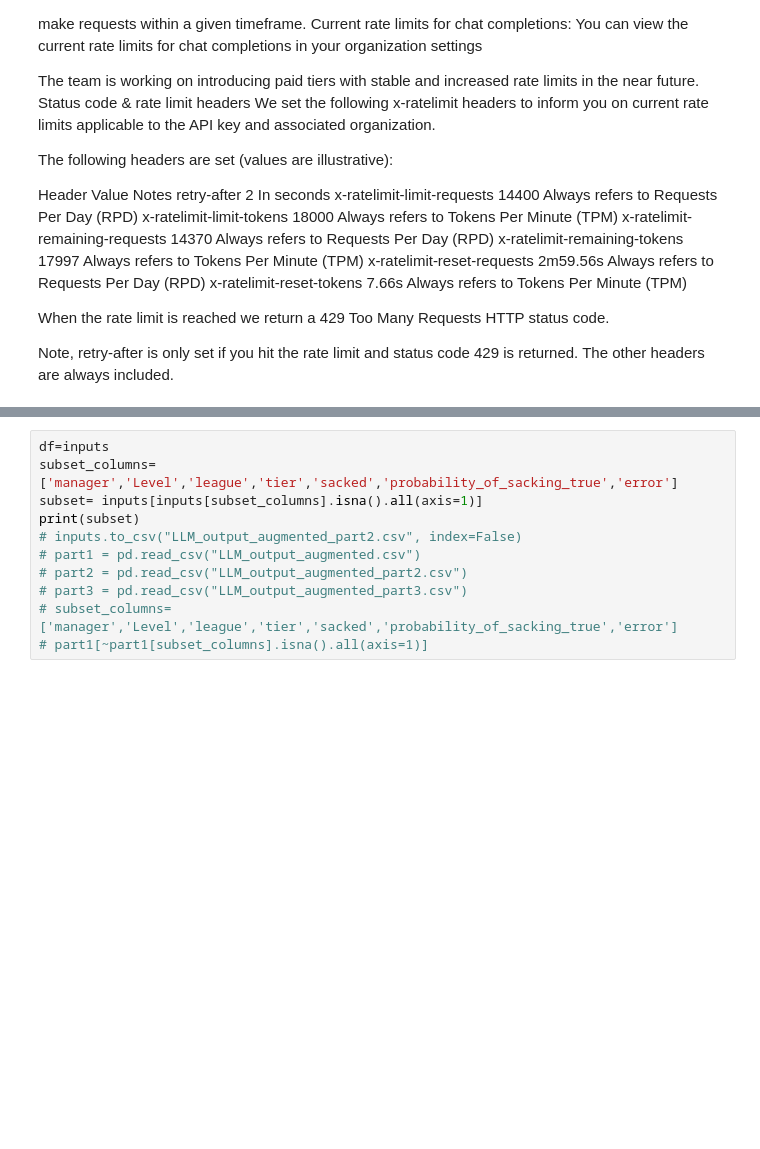
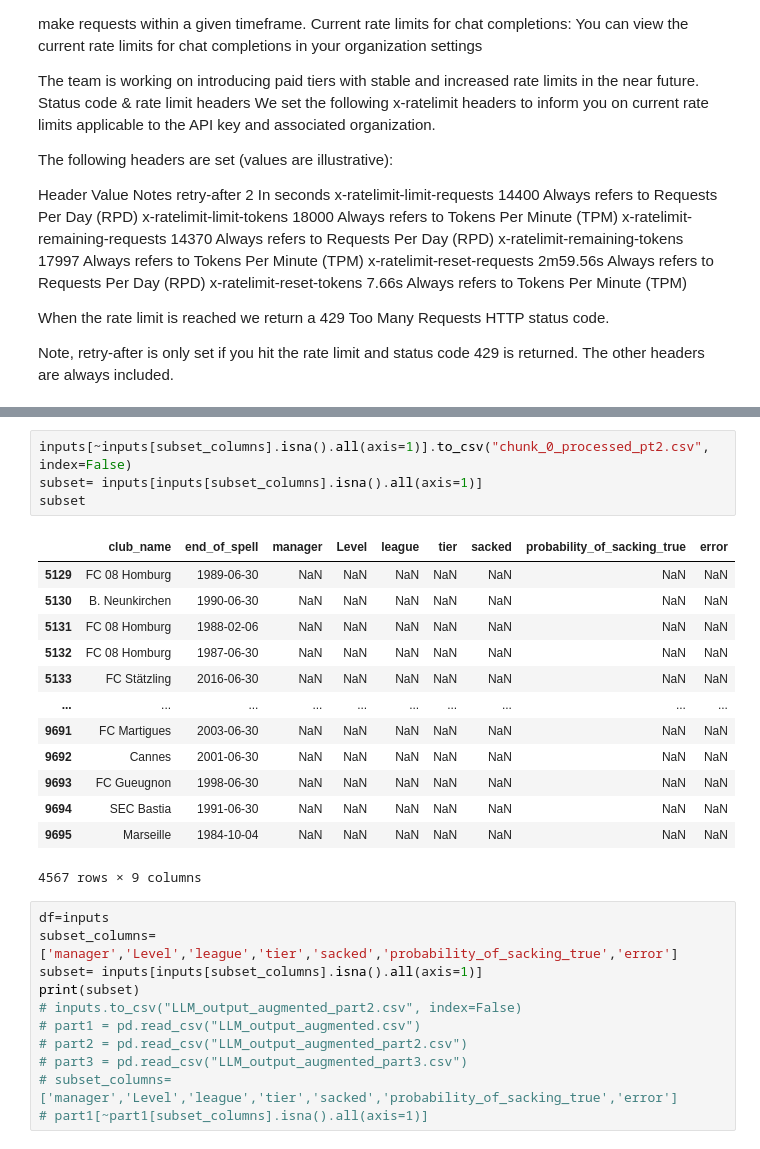
Before and after one commit to quinfer/market_expectations-manager_turnovers, a Jupyter notebook: LLM-work/variable_generator_Llama_3.ipynb, the cells around one changed output, grey strips where cells are left out. Saved outputs shown, nothing was run; the diff lists cells and outputs as text; blank space fills up the shorter version.

```diff
--- a/LLM-work/variable_generator_Llama_3.ipynb
+++ b/LLM-work/variable_generator_Llama_3.ipynb
@@ -177,3 +207,21 @@ APIConnectionError: Connection error.
+# %%
+inputs[~inputs[subset_columns].isna().all(axis=1)].to_csv("chunk_0_processed_pt2.csv", index=False)
+subset= inputs[inputs[subset_columns].isna().all(axis=1)]
+subset
+# %% [output]
+|  | club_name | end_of_spell | manager | Level | league | tier | sacked | probability_of_sacking_true | error |
+| 5129 | FC 08 Homburg | 1989-06-30 | NaN | NaN | NaN | NaN | NaN | NaN | NaN |
+| 5130 | B. Neunkirchen | 1990-06-30 | NaN | NaN | NaN | NaN | NaN | NaN | NaN |
+| 5131 | FC 08 Homburg | 1988-02-06 | NaN | NaN | NaN | NaN | NaN | NaN | NaN |
+| 5132 | FC 08 Homburg | 1987-06-30 | NaN | NaN | NaN | NaN | NaN | NaN | NaN |
+| 5133 | FC Stätzling | 2016-06-30 | NaN | NaN | NaN | NaN | NaN | NaN | NaN |
+| ... | ... | ... | ... | ... | ... | ... | ... | ... | ... |
+| 9691 | FC Martigues | 2003-06-30 | NaN | NaN | NaN | NaN | NaN | NaN | NaN |
+| 9692 | Cannes | 2001-06-30 | NaN | NaN | NaN | NaN | NaN | NaN | NaN |
+| 9693 | FC Gueugnon | 1998-06-30 | NaN | NaN | NaN | NaN | NaN | NaN | NaN |
+| 9694 | SEC Bastia | 1991-06-30 | NaN | NaN | NaN | NaN | NaN | NaN | NaN |
+| 9695 | Marseille | 1984-10-04 | NaN | NaN | NaN | NaN | NaN | NaN | NaN |
+4567 rows × 9 columns
 # %%
 df=inputs
 subset_columns=['manager','Level','league','tier','sacked','probability_of_sacking_true','error']
```
Also changed, not shown: parts of 7 cells of this notebook, 5 other files.
